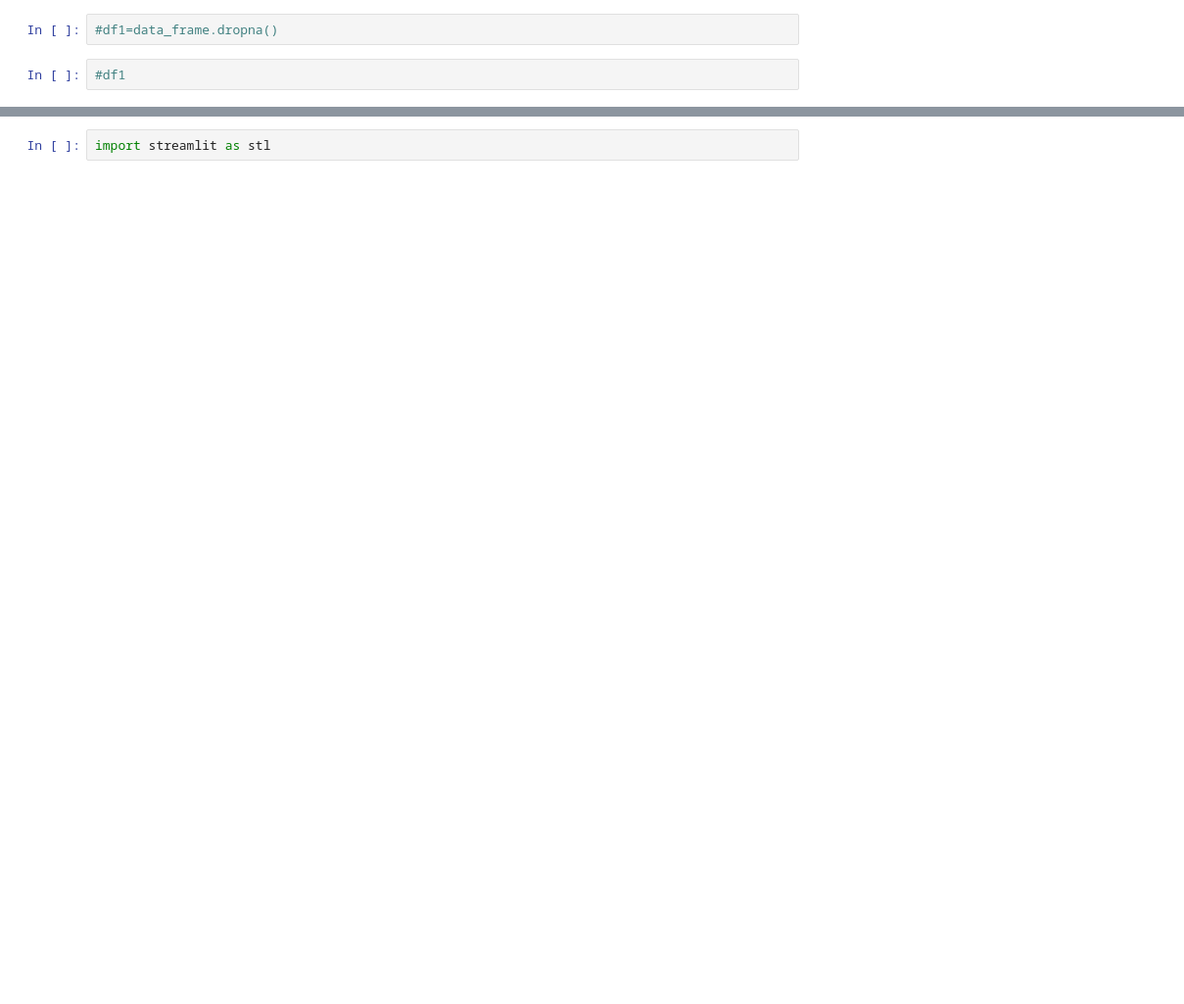
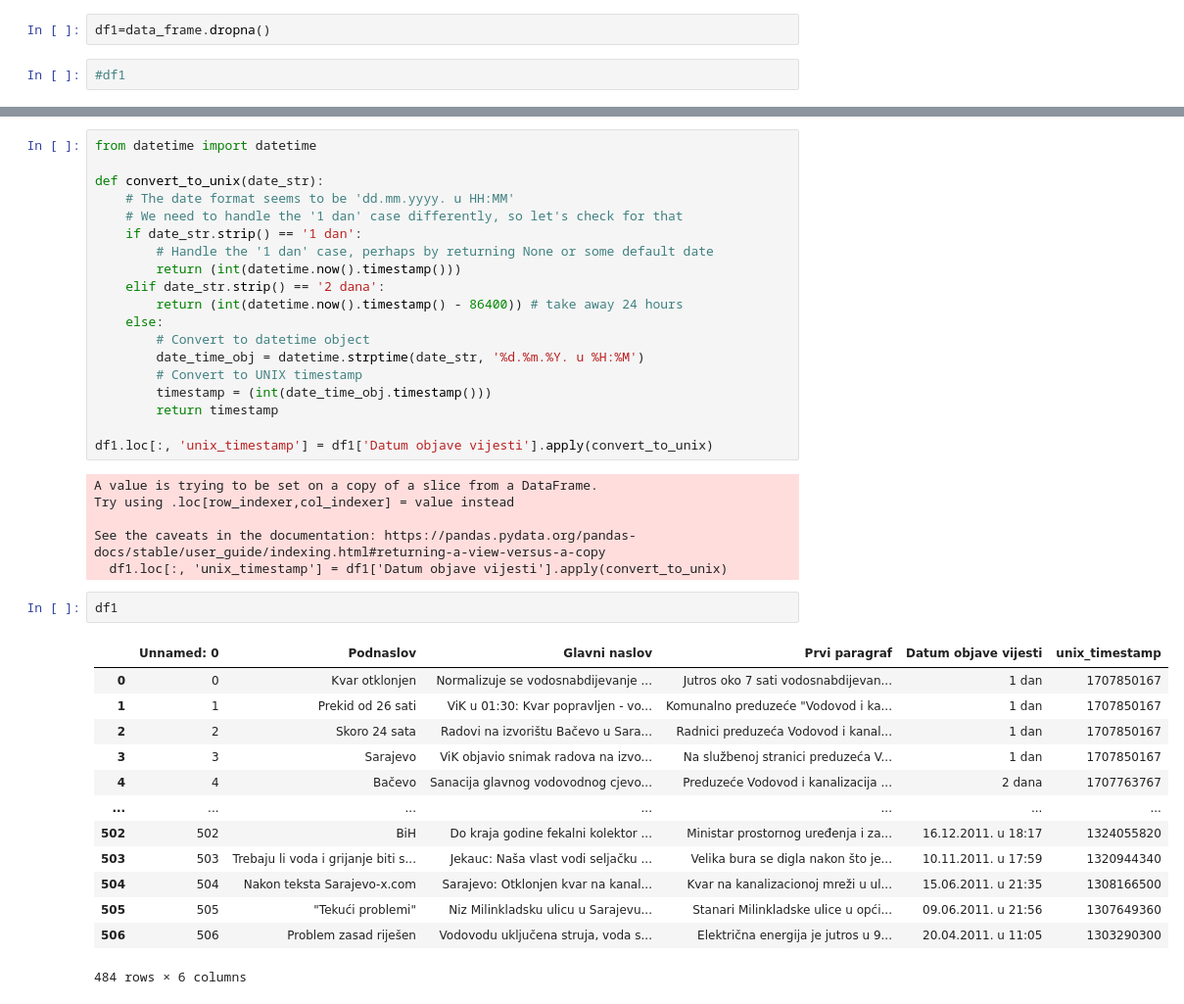
Before and after one commit to maslac/klix-scraping, a Jupyter notebook: webscraping-klix_ViK/klix_ViK.ipynb, the cells around one changed output, grey strips where cells are left out. Shown at 98% size. Drawn from its saved outputs; the diff is of its cells as text; blank space fills up the shorter version.

```diff
--- a/webscraping-klix_ViK/klix_ViK.ipynb
+++ b/webscraping-klix_ViK/klix_ViK.ipynb
@@ -88,6 +67,6 @@ data_frame[data_frame['Podnaslov'].isna()]
 # %%
 #obzirom da je procenat NaN vrijednosti manji od 5%, uradit cemo drop svih tih redova. Takodjer, ove vijesti nisu vazne za nase podatke o iskljucenju vode.
 # %%
-#df1=data_frame.dropna()
+df1=data_frame.dropna()
 # %%
 #df1
@@ -130,2 +97,41 @@ memory usage: 15.1+ KB
-# %%
-import streamlit as stl
+# %%
+from datetime import datetime
+
+def convert_to_unix(date_str):
+    # The date format seems to be 'dd.mm.yyyy. u HH:MM'
+    # We need to handle the '1 dan' case differently, so let's check for that
+    if date_str.strip() == '1 dan':
+        # Handle the '1 dan' case, perhaps by returning None or some default date
+        return (int(datetime.now().timestamp()))
+    elif date_str.strip() == '2 dana':
+        return (int(datetime.now().timestamp() - 86400)) # take away 24 hours
+    else:
+        # Convert to datetime object
+        date_time_obj = datetime.strptime(date_str, '%d.%m.%Y. u %H:%M')
+        # Convert to UNIX timestamp
+        timestamp = (int(date_time_obj.timestamp()))
+        return timestamp
+
+df1.loc[:, 'unix_timestamp'] = df1['Datum objave vijesti'].apply(convert_to_unix)
+# %% [output]
+A value is trying to be set on a copy of a slice from a DataFrame.
+Try using .loc[row_indexer,col_indexer] = value instead
+
+See the caveats in the documentation: https://pandas.pydata.org/pandas-docs/stable/user_guide/indexing.html#returning-a-view-versus-a-copy
+  df1.loc[:, 'unix_timestamp'] = df1['Datum objave vijesti'].apply(convert_to_unix)
+# %%
+df1
+# %% [output]
+|  | Unnamed: 0 | Podnaslov | Glavni naslov | Prvi paragraf | Datum objave vijesti | unix_timestamp |
+| 0 | 0 | Kvar otklonjen | Normalizuje se vodosnabdijevanje ... | Jutros oko 7 sati vodosnabdijevan... | 1 dan | 1707850167 |
+| 1 | 1 | Prekid od 26 sati | ViK u 01:30: Kvar popravljen - vo... | Komunalno preduzeće "Vodovod i ka... | 1 dan | 1707850167 |
+| 2 | 2 | Skoro 24 sata | Radovi na izvorištu Bačevo u Sara... | Radnici preduzeća Vodovod i kanal... | 1 dan | 1707850167 |
+| 3 | 3 | Sarajevo | ViK objavio snimak radova na izvo... | Na službenoj stranici preduzeća V... | 1 dan | 1707850167 |
+| 4 | 4 | Bačevo | Sanacija glavnog vodovodnog cjevo... | Preduzeće Vodovod i kanalizacija ... | 2 dana | 1707763767 |
+| ... | ... | ... | ... | ... | ... | ... |
+| 502 | 502 | BiH | Do kraja godine fekalni kolektor ... | Ministar prostornog uređenja i za... | 16.12.2011. u 18:17 | 1324055820 |
+| 503 | 503 | Trebaju li voda i grijanje biti s... | Jekauc: Naša vlast vodi seljačku ... | Velika bura se digla nakon što je... | 10.11.2011. u 17:59 | 1320944340 |
+| 504 | 504 | Nakon teksta Sarajevo-x.com | Sarajevo: Otklonjen kvar na kanal... | Kvar na kanalizacionoj mreži u ul... | 15.06.2011. u 21:35 | 1308166500 |
+| 505 | 505 | "Tekući problemi" | Niz Milinkladsku ulicu u Sarajevu... | Stanari Milinkladske ulice u opći... | 09.06.2011. u 21:56 | 1307649360 |
+| 506 | 506 | Problem zasad riješen | Vodovodu uključena struja, voda s... | Električna energija je jutros u 9... | 20.04.2011. u 11:05 | 1303290300 |
+484 rows × 6 columns
```
Also changed, not shown: parts of 9 cells of this notebook, 2 other files.
